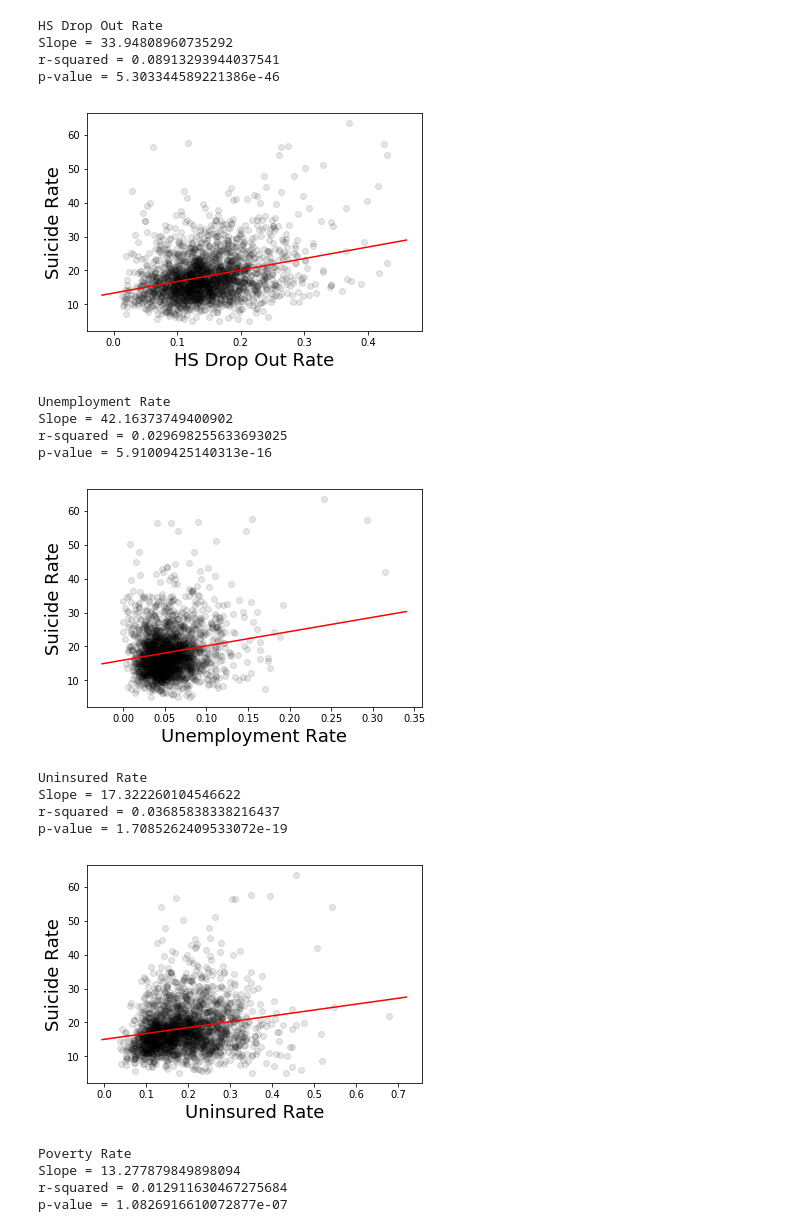
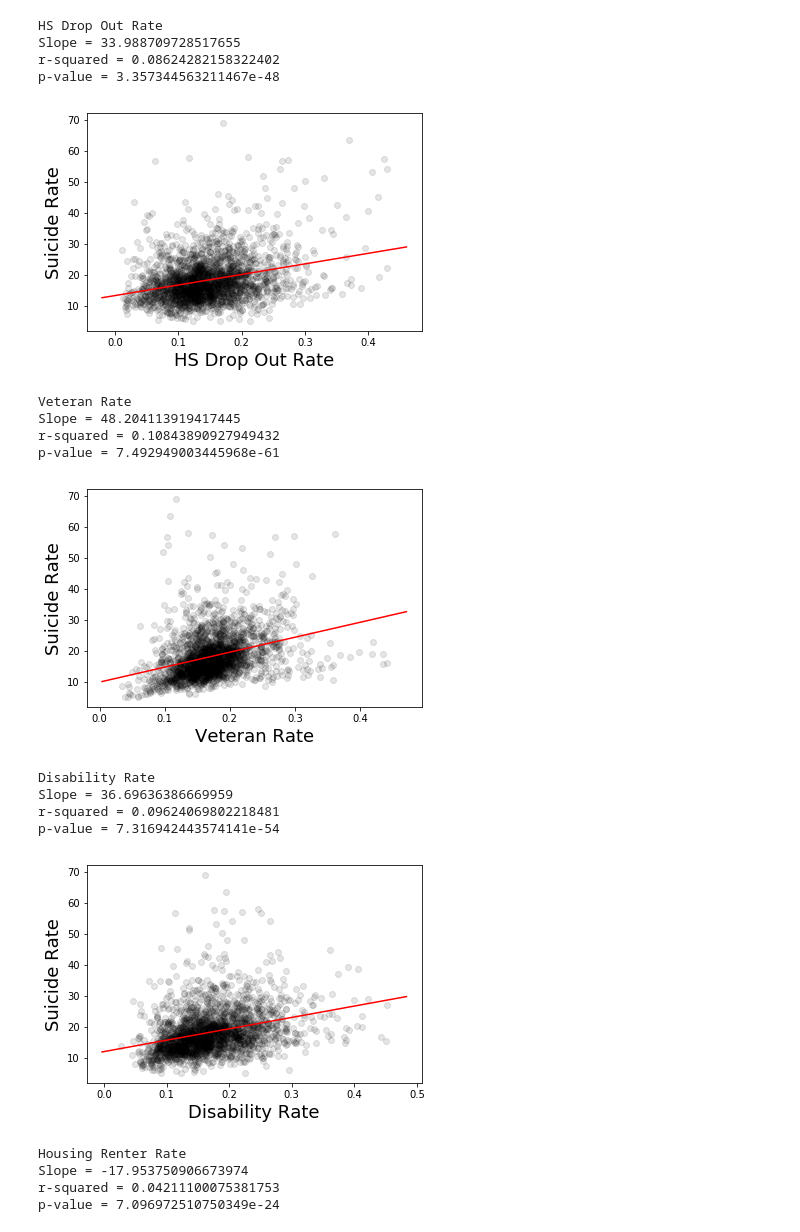
Before and after one commit to salkoffd/HappySauce, a Jupyter notebook: HappySauce.ipynb, the cells around one changed output. Drawn from its saved outputs; the diff is of its cells as text; code cells hidden in the pictures.

```diff
--- a/HappySauce.ipynb
+++ b/HappySauce.ipynb
@@ -255,8 +268,11 @@ df_clean['Housing Renter Rate'] = df_full['B25003_003E'] / df_full['B25003_001E'
 df_clean['Living Alone Rate'] = df_full['B09021_002E'] / df_full['B09021_001E']
 df_clean['Professional Rate'] = (df_full['B15001_018E'] + df_full['B15001_026E']) / (df_full['B15001_011E'] + df_full['B15001_019E'])
 df_clean['Native American Rate'] = df_full['B02001_004E'] / df_full['B01003_001E']
-df_clean['Daylight'] = df_full['Avg Daily Sunlight (KJ/m²)']
-df_clean['People per Mental Health Provider'] = df_full['Population'] / df_full['# Mental Health Providers']
+df_clean['Gun Seller Density'] = df_full['Gun Seller Count'] / df_full['B01003_001E'] * 100000
+
+# df_clean['Daylight'] = df_full['Avg Daily Sunlight (KJ/m²)']
+# df_clean['People per Mental Health Provider'] = df_full['Population'] / df_full['# Mental Health Providers']
+# df_clean['Gun Seller Density'] = df_clean['Gun Seller Density'].fillna(value=0)
 
 df_clean.head(5)
 # %% [output]
@@ -309,0 +326,26 @@ p-value = 1.0656145376096341e-39
+# %%
+# Plot single variable (Median Income) against suicide rate
+
+# Define x and y
+mask = ~np.isnan(df_clean['Gun Seller Density'].values)
+x = [math.log(i, 10) for i in df_clean['Gun Seller Density'][mask]]
+y = df_clean['Suicide Rate'][mask]
+
+# Plot
+fig = plt.scatter(x, y, c='black', alpha=0.1)
+axes = plt.gca()
+plt.ylabel('Suicide Rate', fontsize=18)
+plt.xlabel('Log Gun Seller Density', fontsize=18)
+
+
+# Linear Regression
+slope, intercept, r_value, p_value, std_err = stats.linregress(x, y)
+# Plot a line from slope and intercept
+axes = plt.gca()
+x_vals = np.array(axes.get_xlim())
+y_vals = intercept + slope * x_vals
+plt.plot(x_vals, y_vals, '-', color="red")
+print(f"Slope = {slope}")
+print(f"r-squared = {r_value**2}")
+print(f"p-value = {p_value}")
+# plt.savefig("happySauce_fig01.png")
@@ -311,9 +358,14 @@ p-value = 1.0656145376096341e-39
 # Plot all variables against suicide rate
 
 # List of all variables that will be in the multiple regression model
-vars_model = ['Median Income', 'Log Population Density', 'HS Drop Out Rate', 'Unemployment Rate', 'Uninsured Rate', 'Poverty Rate', \
-             'Veteran Rate', 'Disability Rate', 'Housing Renter Rate', 'Living Alone Rate', 'Professional Rate', 'Native American Rate', \
-              'Daylight', 'People per Mental Health Provider']
+
+# vars_model = ['Median Income', 'Log Population Density', 'HS Drop Out Rate', 'Unemployment Rate', 'Uninsured Rate', 'Poverty Rate', \
+#              'Veteran Rate', 'Disability Rate', 'Housing Renter Rate', 'Living Alone Rate', 'Professional Rate', 'Native American Rate', \
+#               'Daylight', 'People per Mental Health Provider', 'Log Gun Seller Density']
+
+vars_model = ['Median Income', 'Log Population Density', 'HS Drop Out Rate', 'Veteran Rate', 'Disability Rate', \
+              'Housing Renter Rate', 'Living Alone Rate', 'Professional Rate', 'Native American Rate', 'Poverty Rate', \
+              'Gun Seller Density']
 
 # Plot all graphs
 plt.figure()
@@ -351,19 +403,19 @@ p-value = 2.6435081806944163e-195
 HS Drop Out Rate
-Slope = 33.94808960735292
-r-squared = 0.08913293944037541
-p-value = 5.303344589221386e-46
+Slope = 33.988709728517655
+r-squared = 0.08624282158322402
+p-value = 3.357344563211467e-48
-[figure, old version]
+[figure, new version]
-Unemployment Rate
-Slope = 42.16373749400902
-r-squared = 0.029698255633693025
-p-value = 5.91009425140313e-16
+Veteran Rate
+Slope = 48.204113919417445
+r-squared = 0.10843890927949432
+p-value = 7.492949003445968e-61
-[figure, old version]
+[figure, new version]
-Uninsured Rate
-Slope = 17.322260104546622
-r-squared = 0.03685838338216437
-p-value = 1.7085262409533072e-19
+Disability Rate
+Slope = 36.69636386669959
+r-squared = 0.09624069802218481
+p-value = 7.316942443574141e-54
-[figure, old version]
+[figure, new version]
-Poverty Rate
-Slope = 13.277879849898094
-r-squared = 0.012911630467275684
-p-value = 1.0826916610072877e-07
+Housing Renter Rate
+Slope = -17.953750906673974
+r-squared = 0.04211100075381753
+p-value = 7.096972510750349e-24
```
Also changed, not shown: parts of 20 cells of this notebook, 3 other files.
